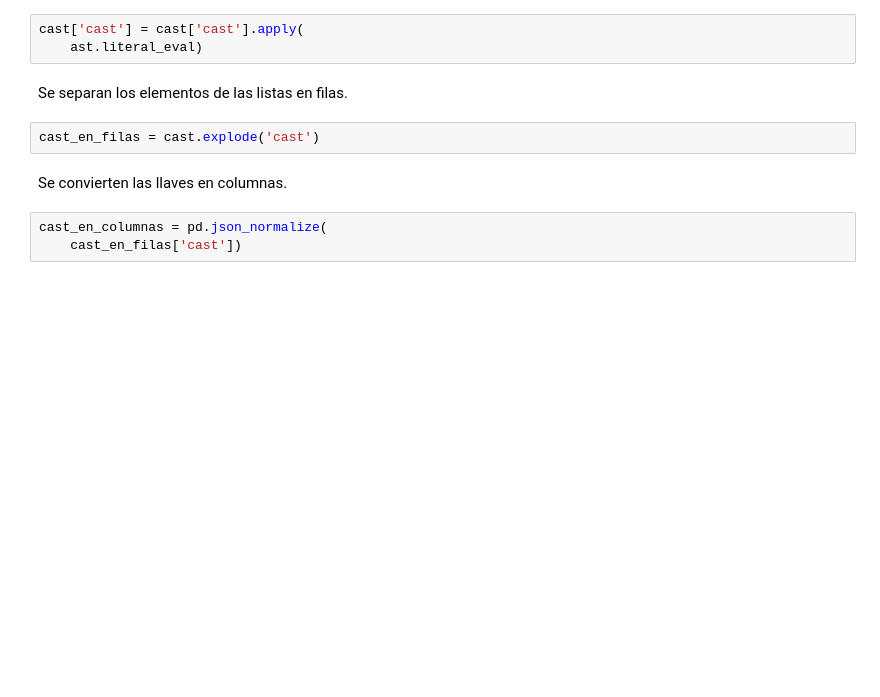
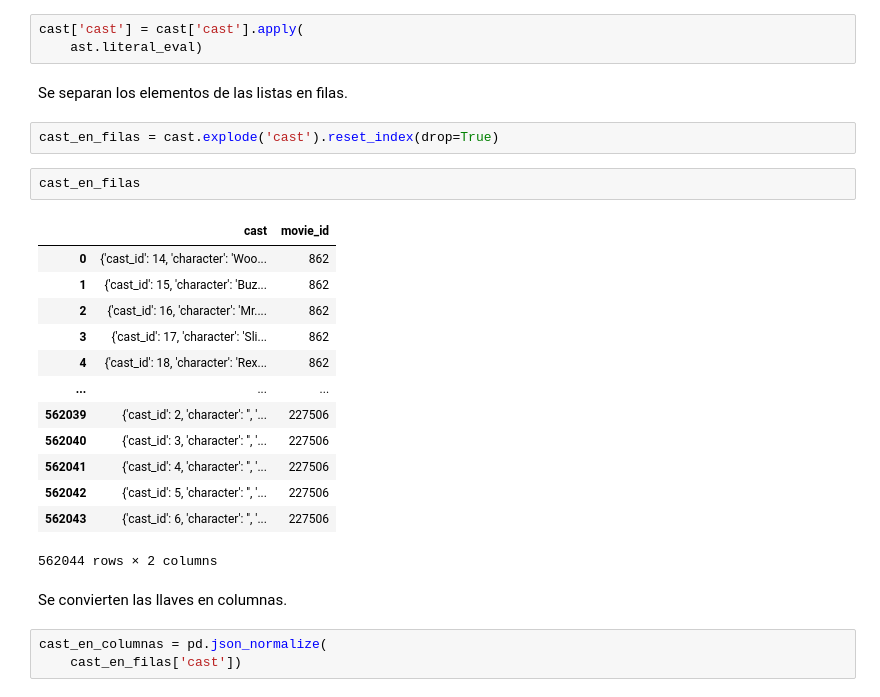
Before and after one commit to FranciscoHugoLezik/Proyecto_Peliculas, a Jupyter notebook: notebooks/ETL/cast.ipynb, the cells around one changed output. Saved outputs shown, nothing was run; the diff lists cells and outputs as text; blank space fills up the shorter version.

```diff
--- a/notebooks/ETL/cast.ipynb
+++ b/notebooks/ETL/cast.ipynb
@@ -124,7 +126,23 @@ cast['cast'] = cast['cast'].apply(
 # %% [markdown]
 Se separan los elementos de las listas en filas.
 # %%
-cast_en_filas = cast.explode('cast')
+cast_en_filas = cast.explode('cast').reset_index(drop=True)
+# %%
+cast_en_filas
+# %% [output]
+|  | cast | movie_id |
+| 0 | {'cast_id': 14, 'character': 'Woo... | 862 |
+| 1 | {'cast_id': 15, 'character': 'Buz... | 862 |
+| 2 | {'cast_id': 16, 'character': 'Mr.... | 862 |
+| 3 | {'cast_id': 17, 'character': 'Sli... | 862 |
+| 4 | {'cast_id': 18, 'character': 'Rex... | 862 |
+| ... | ... | ... |
+| 562039 | {'cast_id': 2, 'character': '', '... | 227506 |
+| 562040 | {'cast_id': 3, 'character': '', '... | 227506 |
+| 562041 | {'cast_id': 4, 'character': '', '... | 227506 |
+| 562042 | {'cast_id': 5, 'character': '', '... | 227506 |
+| 562043 | {'cast_id': 6, 'character': '', '... | 227506 |
+562044 rows × 2 columns
 # %% [markdown]
 Se convierten las llaves en columnas.
 # %%
```
Also changed, not shown: parts of 11 cells of this notebook, 21 other files.
